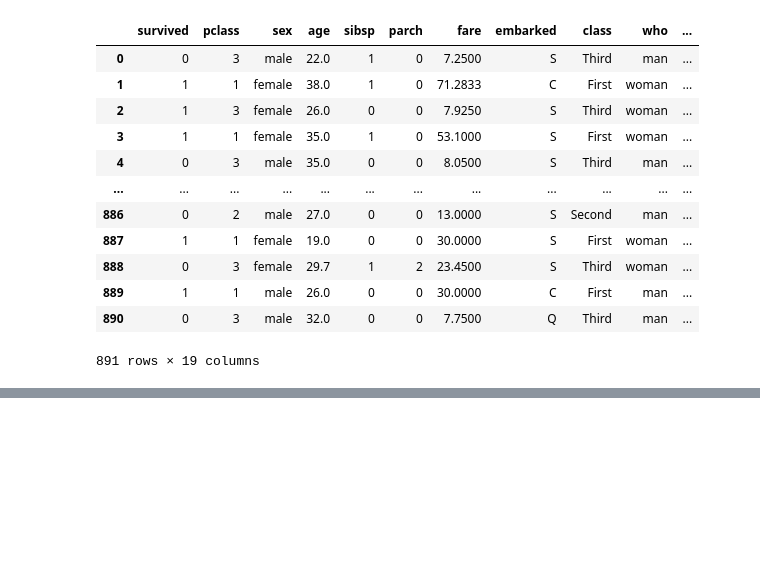
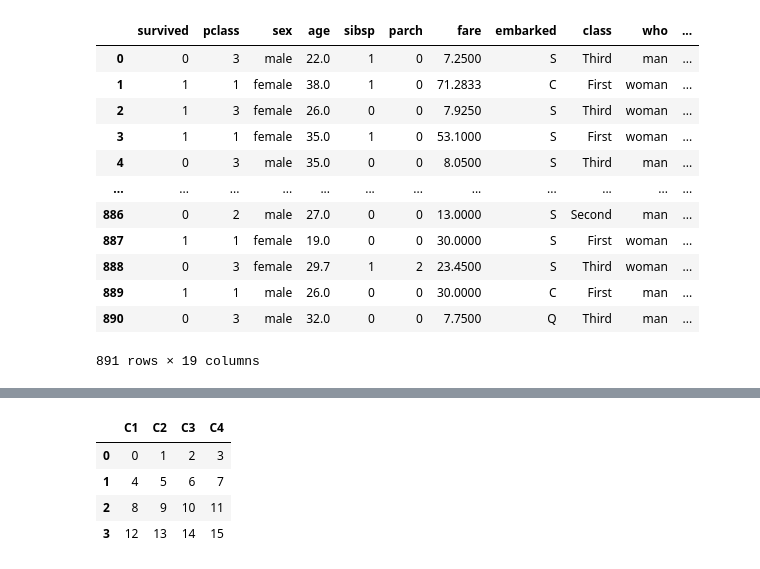
Before and after one commit to heesanggod/pythonworkspace, a Jupyter notebook: pandas_data_analysis/pandas_data_controll.ipynb, the cells around one changed output, grey strips where cells are left out. Saved outputs shown, nothing was run; the diff lists cells and outputs as text; code cells hidden in the pictures; blank space fills up the shorter version.

```diff
--- a/pandas_data_analysis/pandas_data_controll.ipynb
+++ b/pandas_data_analysis/pandas_data_controll.ipynb
@@ -649,0 +664,3 @@ titanic
+# %%
+df2 = df1.set_index('C1')
+df2
@@ -649,0 +674,2 @@ titanic
+# %%
+df2.set_index('C2')
@@ -649,0 +683,8 @@ titanic
+# %%
+df2.reset_index()
+# %% [output]
+|  | C1 | C2 | C3 | C4 |
+| 0 | 0 | 1 | 2 | 3 |
+| 1 | 4 | 5 | 6 | 7 |
+| 2 | 8 | 9 | 10 | 11 |
+| 3 | 12 | 13 | 14 | 15 |
```
Also changed, not shown: parts of 6 cells of this notebook, 1 other file.
